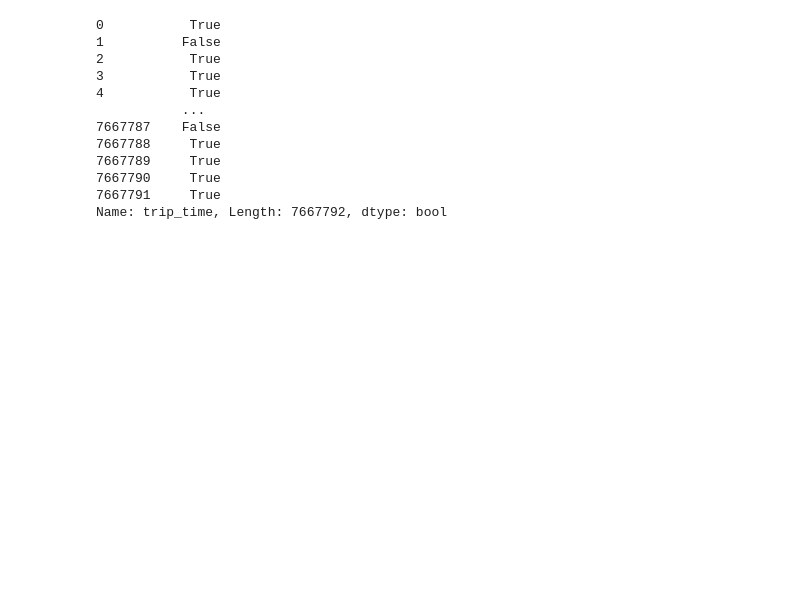
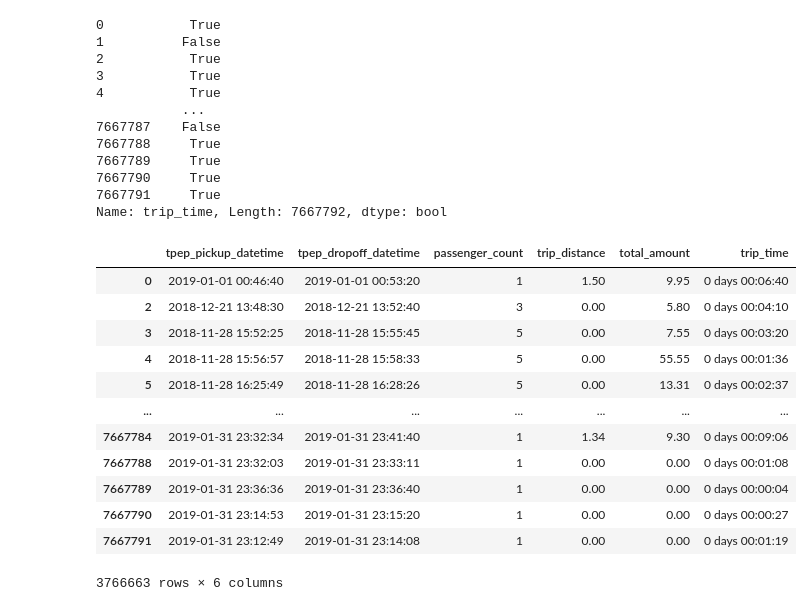
Before and after one commit to reuven/oreilly-2022-07July-analytics, a Jupyter notebook: 2022-08Aug-23.ipynb, the cells around one changed output. Drawn from its saved outputs; the diff is of its cells as text; code cells hidden in the pictures; blank space fills up the shorter version.

```diff
--- a/2022-08Aug-23.ipynb
+++ b/2022-08Aug-23.ipynb
@@ -1468,4 +1468,18 @@ df['trip_time'] < '00:10:00'   # which trips took less than 10 minutes?
 7667791     True
 Name: trip_time, Length: 7667792, dtype: bool
 # %%
-df.loc[df['trip_time'] < '00:10:00'   # which trips took less than 10 minutes?
+df.loc[df['trip_time'] < '00:10:00']   # which trips took less than 10 minutes?
+# %% [output]
+|  | tpep_pickup_datetime | tpep_dropoff_datetime | passenger_count | trip_distance | total_amount | trip_time |
+| 0 | 2019-01-01 00:46:40 | 2019-01-01 00:53:20 | 1 | 1.50 | 9.95 | 0 days 00:06:40 |
+| 2 | 2018-12-21 13:48:30 | 2018-12-21 13:52:40 | 3 | 0.00 | 5.80 | 0 days 00:04:10 |
+| 3 | 2018-11-28 15:52:25 | 2018-11-28 15:55:45 | 5 | 0.00 | 7.55 | 0 days 00:03:20 |
+| 4 | 2018-11-28 15:56:57 | 2018-11-28 15:58:33 | 5 | 0.00 | 55.55 | 0 days 00:01:36 |
+| 5 | 2018-11-28 16:25:49 | 2018-11-28 16:28:26 | 5 | 0.00 | 13.31 | 0 days 00:02:37 |
+| ... | ... | ... | ... | ... | ... | ... |
+| 7667784 | 2019-01-31 23:32:34 | 2019-01-31 23:41:40 | 1 | 1.34 | 9.30 | 0 days 00:09:06 |
+| 7667788 | 2019-01-31 23:32:03 | 2019-01-31 23:33:11 | 1 | 0.00 | 0.00 | 0 days 00:01:08 |
+| 7667789 | 2019-01-31 23:36:36 | 2019-01-31 23:36:40 | 1 | 0.00 | 0.00 | 0 days 00:00:04 |
+| 7667790 | 2019-01-31 23:14:53 | 2019-01-31 23:15:20 | 1 | 0.00 | 0.00 | 0 days 00:00:27 |
+| 7667791 | 2019-01-31 23:12:49 | 2019-01-31 23:14:08 | 1 | 0.00 | 0.00 | 0 days 00:01:19 |
+3766663 rows × 6 columns
```
Also changed, not shown: parts of 2 cells of this notebook.
